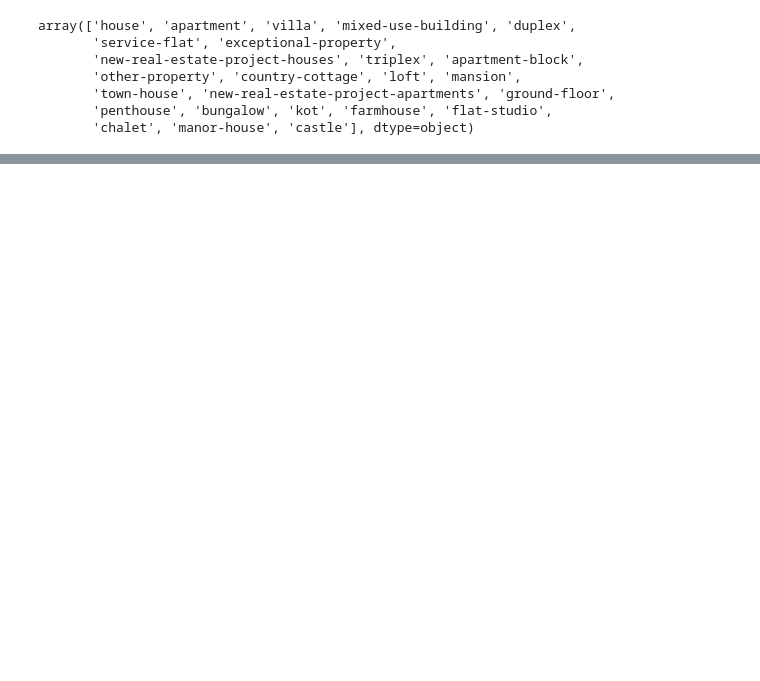
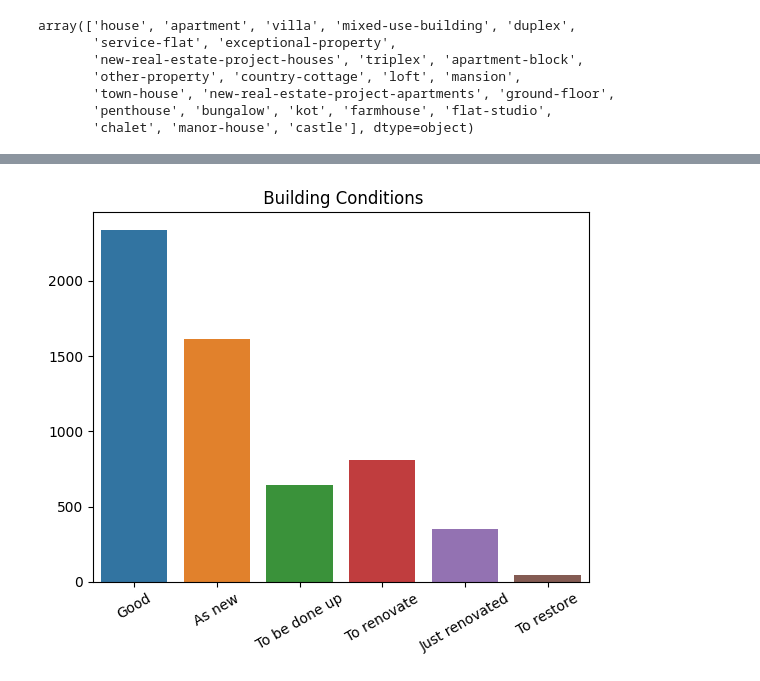
Before and after one commit to JonathanRabbi/Data_Analysis_Immo, a Jupyter notebook: Clean_Dataframe.ipynb, the cells around one changed output, grey strips where cells are left out. Saved outputs shown, nothing was run; the diff lists cells and outputs as text; code cells hidden in the pictures; blank space fills up the shorter version.

```diff
--- a/Clean_Dataframe.ipynb
+++ b/Clean_Dataframe.ipynb
@@ -371,0 +355,18 @@ df.head()
+# %%
+df['Building condition'] = df['Building condition'].astype(str)
+# %%
+
+
+filtered_Condition_df = df[df['Building condition'] != '0']
+
+#filtered_Heating_df_order = ['Gas', 'Fuel oil', 'Electric', 'Pellet', 'Wood', 'Carbon', 'Solar']
+
+sns.countplot(data= filtered_Condition_df, x='Building condition')
+
+plt.xticks(rotation=30)
+plt.xlabel('')
+plt.ylabel('')
+plt.title(' Building Conditions')
+plt.show()
+# %% [output]
+[figure, added]
```
Also changed, not shown: parts of 13 cells of this notebook, 1 other file.
